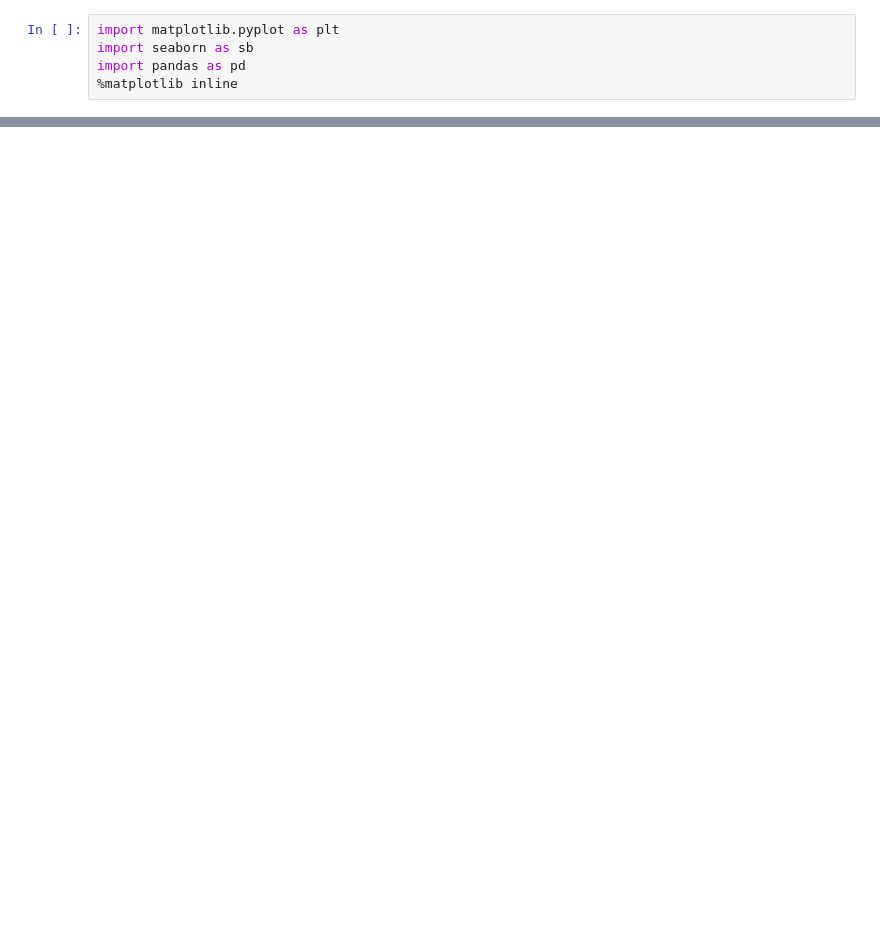
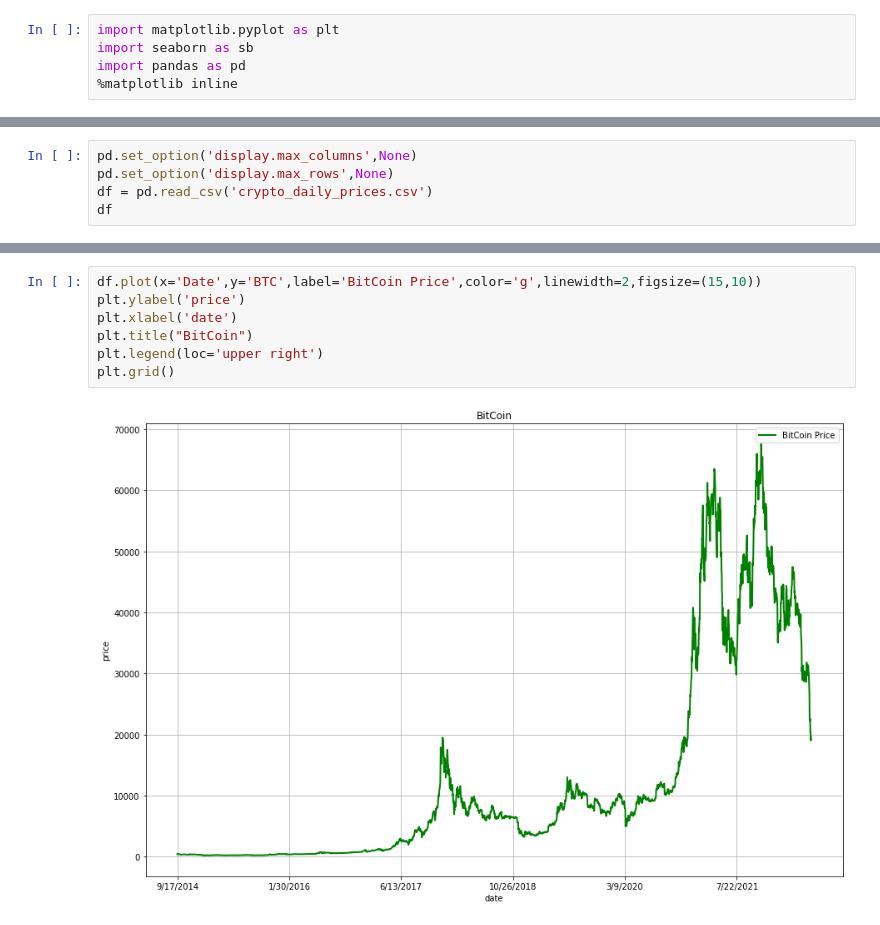
Before and after one commit to KOMPALALOKESH/data-science-project, a Jupyter notebook: data_visualization.ipynb, the cells around one changed output, grey strips where cells are left out. Cells and saved outputs as stored; diff of their text form; blank space fills up the shorter version.

```diff
--- a/data_visualization.ipynb
+++ b/data_visualization.ipynb
@@ -37,0 +24,5 @@ plt.pie(df,autopct="%1.1f%%",explode=(0,0,0.1,0,0),shadow=True,labels=["ind","en
+# %%
+pd.set_option('display.max_columns',None)
+pd.set_option('display.max_rows',None)
+df = pd.read_csv('crypto_daily_prices.csv')
+df
@@ -37,0 +47,9 @@ plt.pie(df,autopct="%1.1f%%",explode=(0,0,0.1,0,0),shadow=True,labels=["ind","en
+# %%
+df.plot(x='Date',y='BTC',label='BitCoin Price',color='g',linewidth=2,figsize=(15,10))
+plt.ylabel('price')
+plt.xlabel('date')
+plt.title("BitCoin")
+plt.legend(loc='upper right')
+plt.grid()
+# %% [output]
+[figure, added]
```
Also changed, not shown: parts of 7 cells of this notebook.
